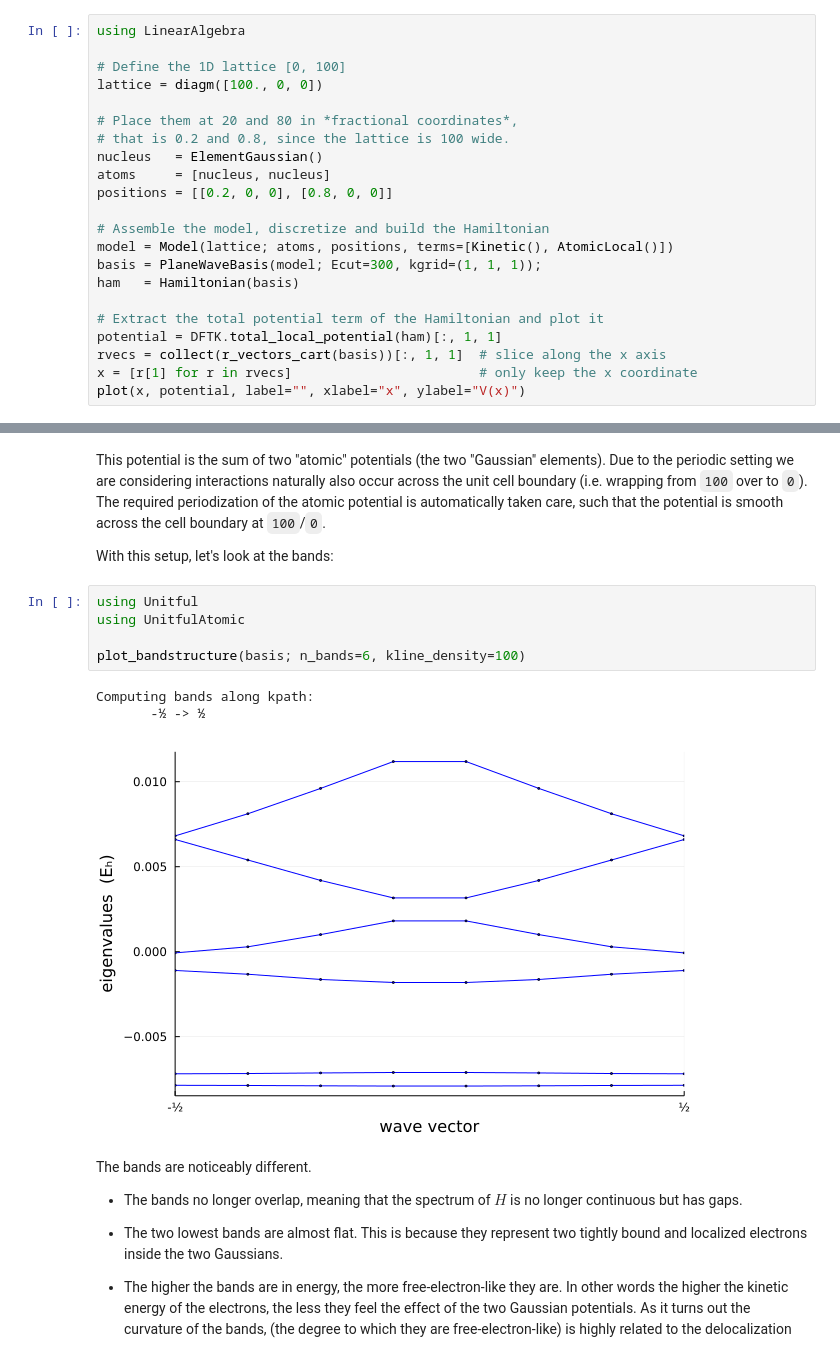
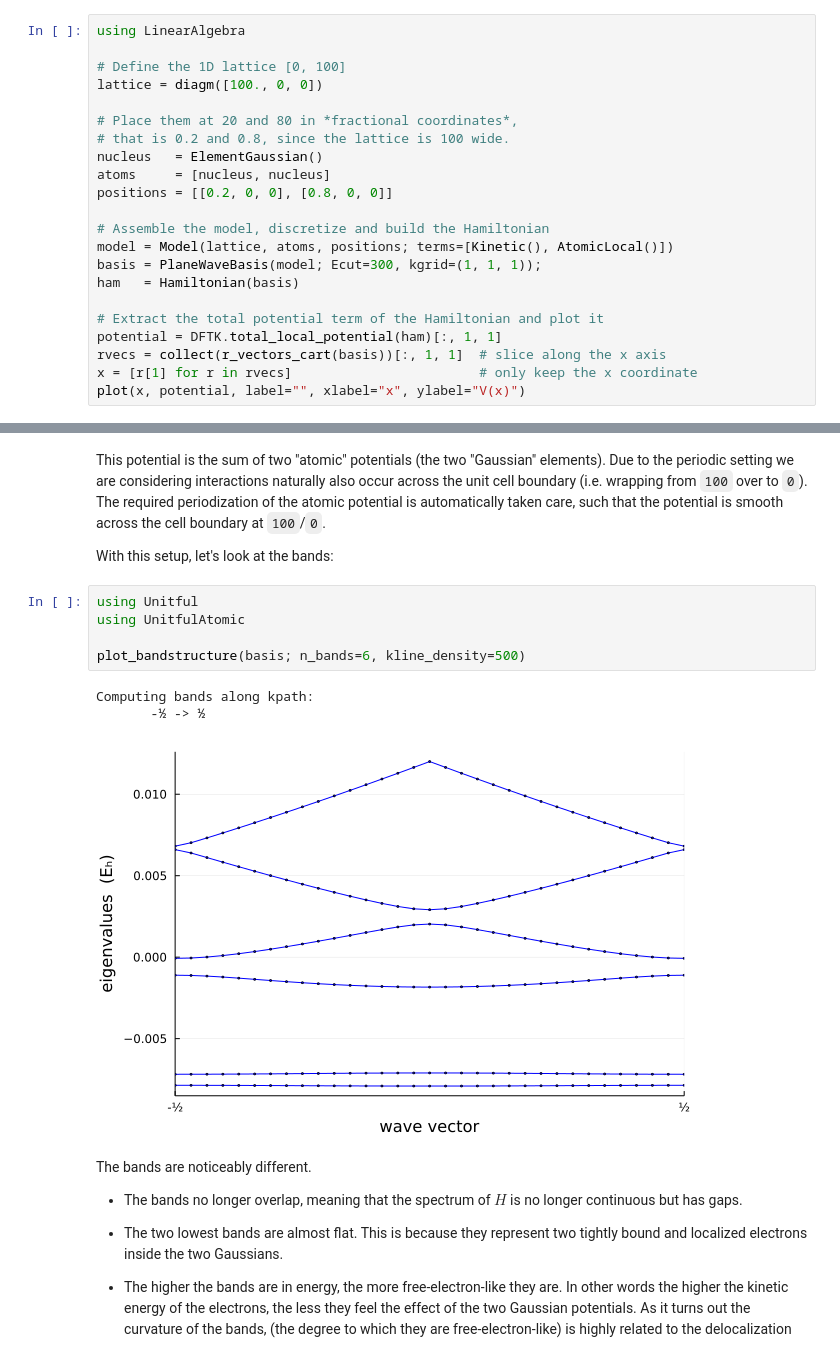
Before and after one commit to qiaojunfeng/DFTK.jl, a Jupyter notebook: dev/guide/periodic_problems.ipynb, the cells around one changed output, grey strips where cells are left out. Drawn from its saved outputs; the diff is of its cells as text.

```diff
--- a/dev/guide/periodic_problems.ipynb
+++ b/dev/guide/periodic_problems.ipynb
@@ -354,7 +354,7 @@ atoms     = [nucleus, nucleus]
 positions = [[0.2, 0, 0], [0.8, 0, 0]]
 
 # Assemble the model, discretize and build the Hamiltonian
-model = Model(lattice; atoms, positions, terms=[Kinetic(), AtomicLocal()])
+model = Model(lattice, atoms, positions; terms=[Kinetic(), AtomicLocal()])
 basis = PlaneWaveBasis(model; Ecut=300, kgrid=(1, 1, 1));
 ham   = Hamiltonian(basis)
 
@@ -376,12 +376,12 @@ With this setup, let's look at the bands:
 # %%
 using Unitful
 using UnitfulAtomic
 
-plot_bandstructure(basis; n_bands=6, kline_density=100)
+plot_bandstructure(basis; n_bands=6, kline_density=500)
 # %% [output]
 Computing bands along kpath:
        -½ -> ½
-[figure, old version]
+[figure, new version]
 # %% [markdown]
 The bands are noticeably different.
  - The bands no longer overlap, meaning that the spectrum of $H$ is no longer continuous
```
Also changed, not shown: parts of 2 cells of this notebook, 54 other files.
